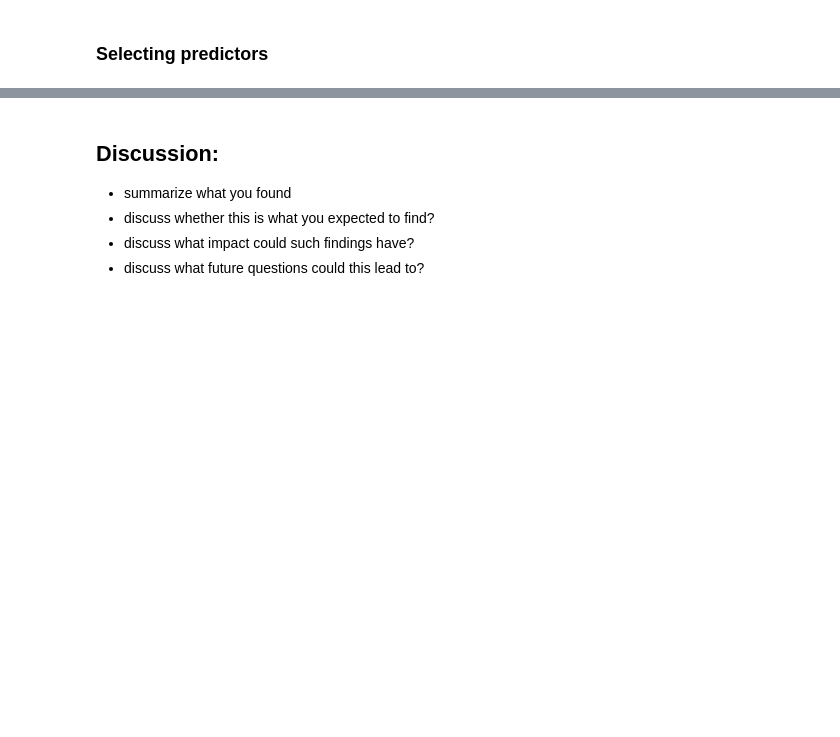
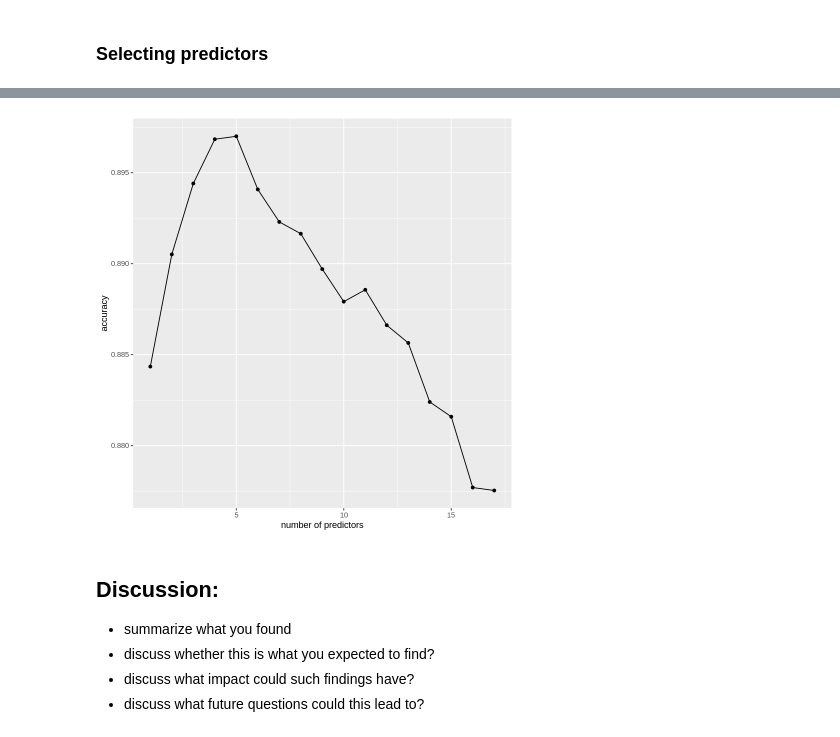
Before and after one commit to ZiyueChloeZhang/DSCI100-Project, a Jupyter notebook: report.ipynb, the cells around one changed output, grey strips where cells are left out. Cells and saved outputs as stored; diff of their text form; code cells hidden in the pictures; blank space fills up the shorter version.

Commit message:
Added plot for the predictors selecting

```diff
--- a/report.ipynb
+++ b/report.ipynb
@@ -236,3 +257,12 @@ accuracies
+# %%
+accuracies_plot <- accuracies %>%
+                   ggplot(aes(x = size, y = accuracy)) +
+                   geom_point() +
+                   geom_line() +
+                   labs(x = "number of predictors", y = "accuracy")
+accuracies_plot
+# %% [output]
+[figure, added]
 # %% [markdown]
 ## Discussion:
 - summarize what you found
```
Also changed, not shown: parts of 1 cell of this notebook.
